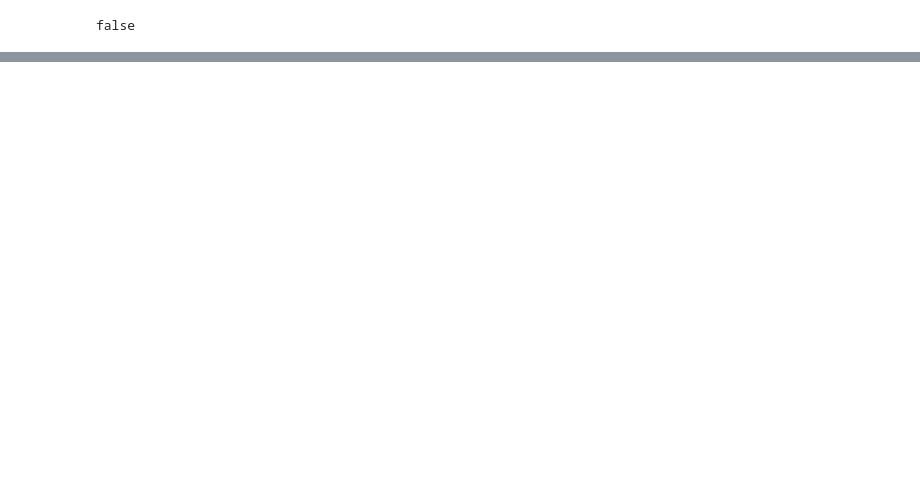
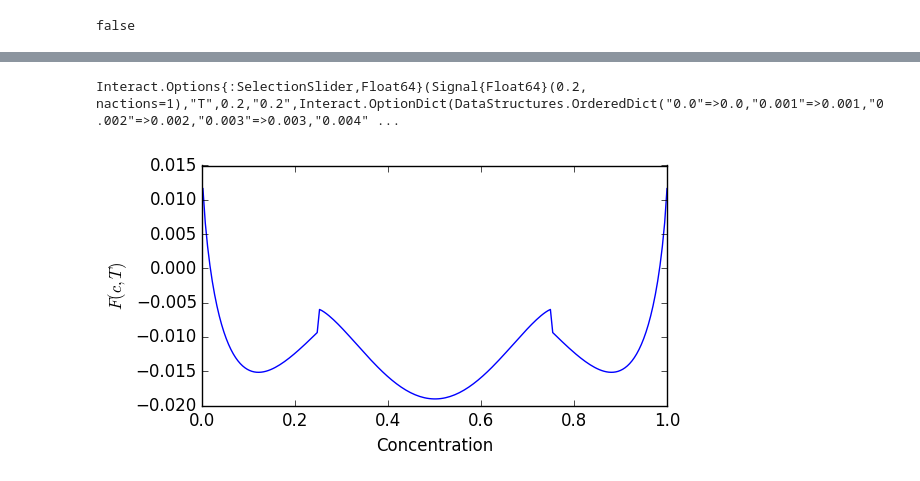
Before and after one commit to nsmith5/thesis, a Jupyter notebook: 1.0/1.1 Syntectic Reaction/Phase Diagram/phase diagram.ipynb, the cells around one changed output, grey strips where cells are left out. Drawn from its saved outputs; the diff is of its cells as text; code cells hidden in the pictures; blank space fills up the shorter version.

```diff
--- a/1.0/1.1 Syntectic Reaction/Phase Diagram/phase diagram.ipynb
+++ b/1.0/1.1 Syntectic Reaction/Phase Diagram/phase diagram.ipynb
@@ -381,3 +352,24 @@ F (generic function with 3 methods)
+# %%
+let
+    N = 200
+    c = linspace(0.001, 0.999, N)
+    ff = Array(Float64, N)
+    f = figure(figsize=[6, 3])
+    @manipulate for T in 0.0:0.001:0.4
+        withfig(f) do
+            for i in 1:N
+                ff[i] = F(c[i], T)
+            end
+            plot(c, ff)
+            xlim(0, 1)
+            xlabel("Concentration")
+            ylabel(L"F(c, T)")
+        end
+    end
+end
+# %% [output]
+Interact.Options{:SelectionSlider,Float64}(Signal{Float64}(0.2, nactions=1),"T",0.2,"0.2",Interact.OptionDict(DataStructures.OrderedDict("0.0"=>0.0,"0.001"=>0.001,"0.002"=>0.002,"0.003"=>0.003,"0.004" ...
+[figure, added]
 # %%
 function make_phase_diagram(crnge, Trnge)
     T_vals = Float64[]
```
Also changed, not shown: parts of 19 cells of this notebook, 16 other files.
